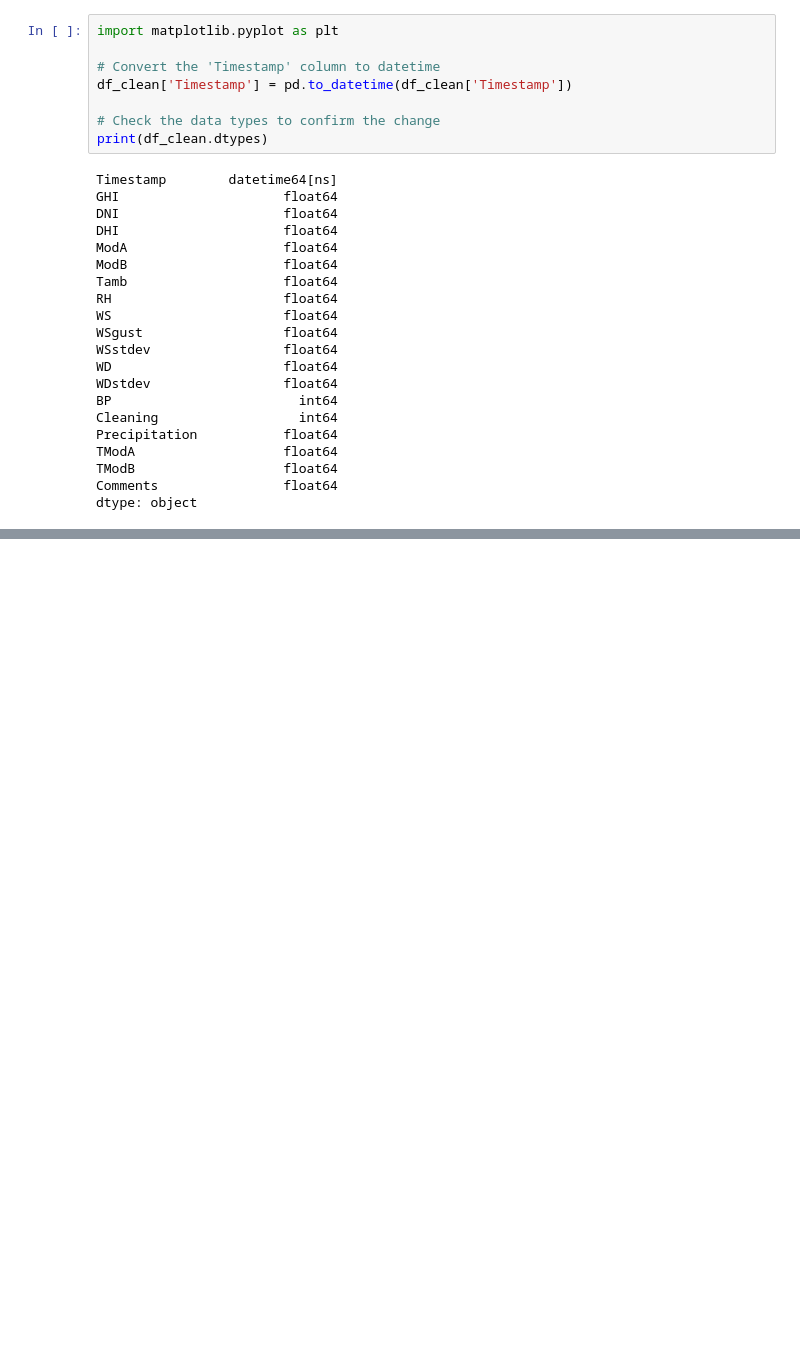
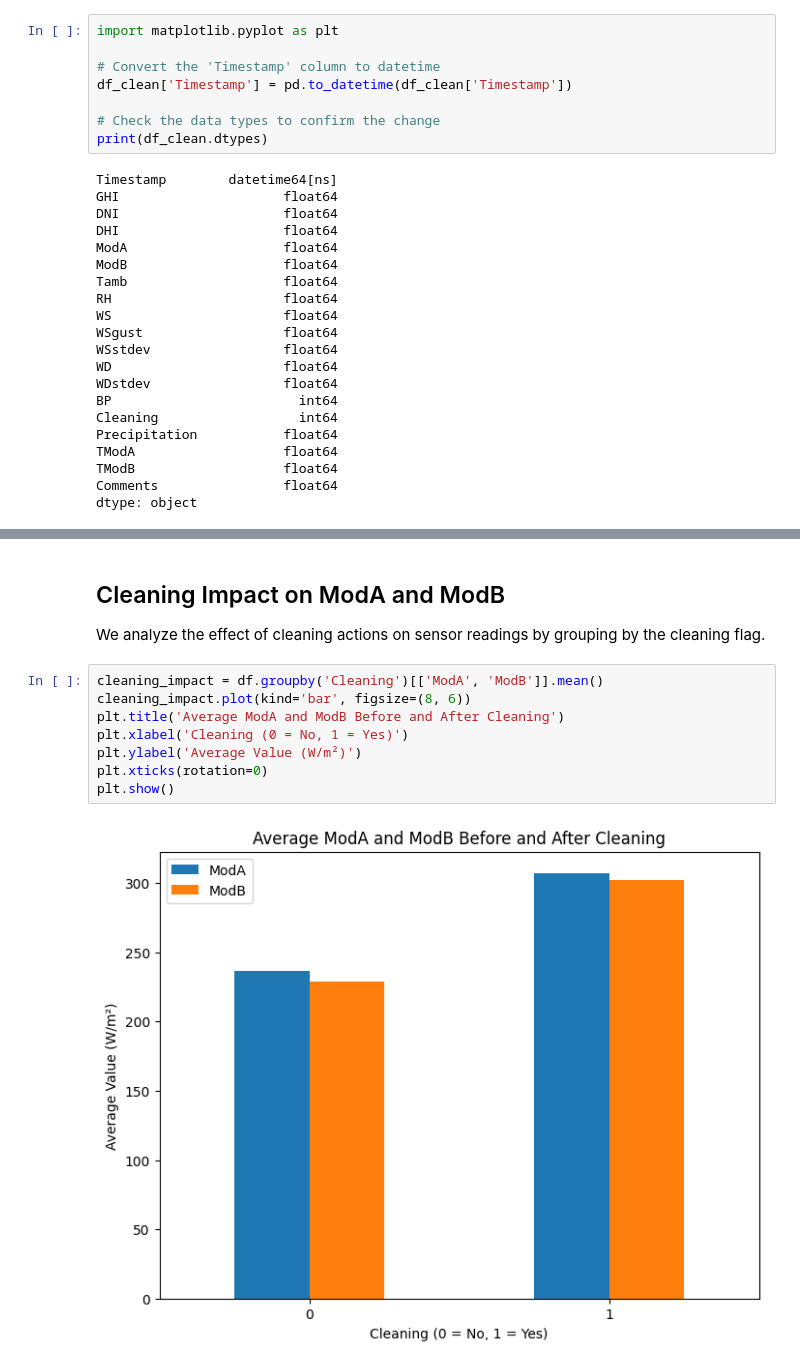
Before and after one commit to mesay-tadesse/solar-challenge-week1, a Jupyter notebook: notebooks/benin_eda.ipynb, the cells around one changed output, grey strips where cells are left out. Saved outputs shown, nothing was run; the diff lists cells and outputs as text; blank space fills up the shorter version.

Commit message:
feat(impact): analyze cleaning flag effect on ModA and ModB sensor averages

```diff
--- a/notebooks/benin_eda.ipynb
+++ b/notebooks/benin_eda.ipynb
@@ -128,3 +128,17 @@ plt.tight_layout()
 plt.show()
 # %% [output]
 [figure]
+# %% [markdown]
+## Cleaning Impact on ModA and ModB
+
+We analyze the effect of cleaning actions on sensor readings by grouping by the cleaning flag.
+# %%
+cleaning_impact = df.groupby('Cleaning')[['ModA', 'ModB']].mean()
+cleaning_impact.plot(kind='bar', figsize=(8, 6))
+plt.title('Average ModA and ModB Before and After Cleaning')
+plt.xlabel('Cleaning (0 = No, 1 = Yes)')
+plt.ylabel('Average Value (W/m²)')
+plt.xticks(rotation=0)
+plt.show()
+# %% [output]
+[figure, added]
```
Also changed, not shown: parts of 1 cell of this notebook.
